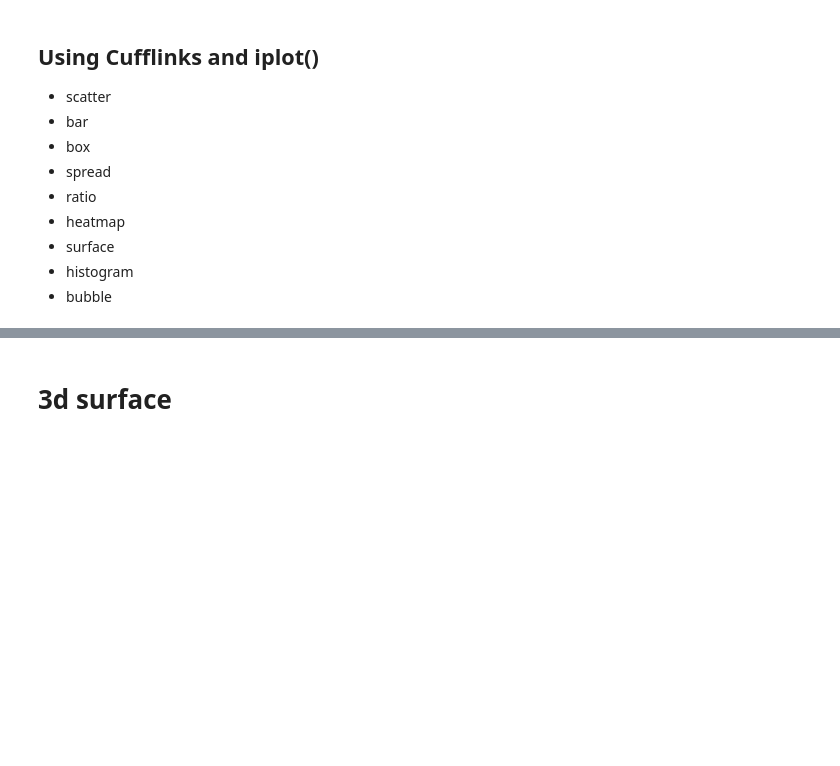
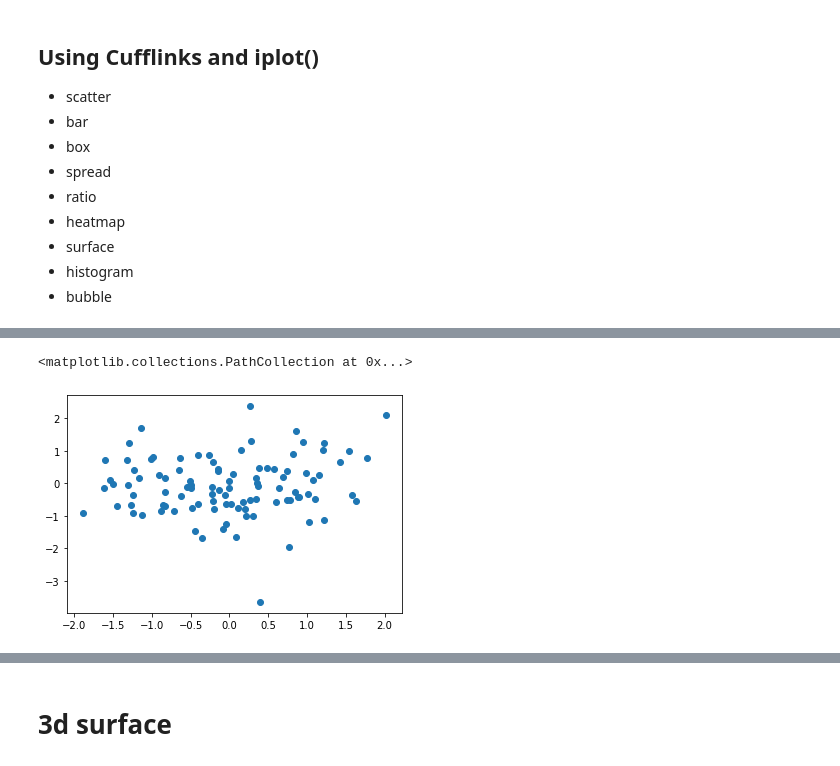
Before and after one commit to k21k/Python-Notes, a Jupyter notebook: Exercises - Qasim/Exercise 24 (Plotly and Cufflinks) - answers K.ipynb, the cells around one changed output, grey strips where cells are left out. Cells and saved outputs as stored; diff of their text form; code cells hidden in the pictures; blank space fills up the shorter version.

```diff
--- a/Exercises - Qasim/Exercise 24 (Plotly and Cufflinks) - answers K.ipynb
+++ b/Exercises - Qasim/Exercise 24 (Plotly and Cufflinks) - answers K.ipynb
@@ -57,4 +59,10 @@ df2.head()
 * bubble
 # %%
 # plot x='A', y='B'
+
+x = df['A']
+y = df['B']
+
+fig, ax = plt.subplots()
+ax.scatter(x,y)
 # %% [output]
@@ -62,2 +69,4 @@ df2.head()
+<matplotlib.collections.PathCollection at 0x...>
+[figure, added]
 # %%
 # plot df2 x='Category', y='Values'
```
Also changed, not shown: parts of 15 cells of this notebook, 3 other files.
